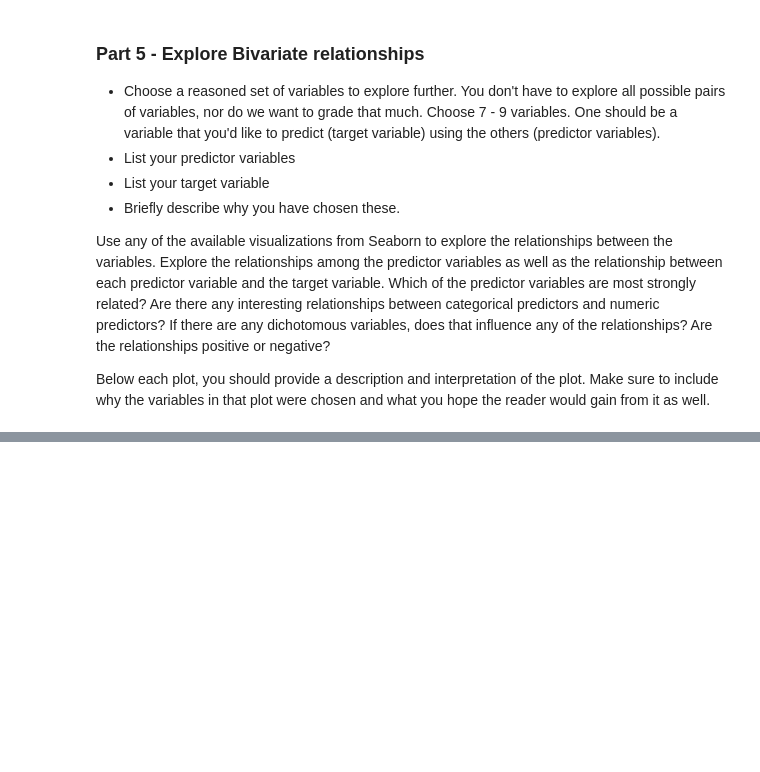
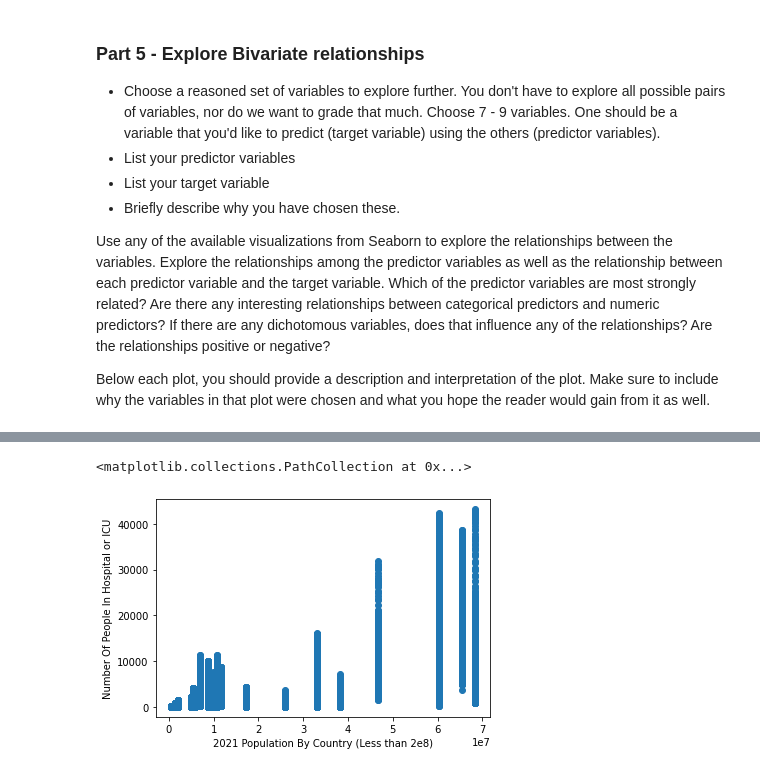
Before and after one commit to CS-5394-ML-Class/Project-2, a Jupyter notebook: Project02 - Gabriel.ipynb, the cells around one changed output, grey strips where cells are left out. Saved outputs shown, nothing was run; the diff lists cells and outputs as text; code cells hidden in the pictures; blank space fills up the shorter version.

```diff
--- a/Project02 - Gabriel.ipynb
+++ b/Project02 - Gabriel.ipynb
@@ -353,0 +423,11 @@ Below each plot, you should provide a description and interpretation of the plot
+# %%
+x = np.array([i.replace(",", "") for i in data_merged["2021_last_updated"].to_numpy()], dtype=np.int)
+ind = np.where(x > 2e8)
+x = np.delete(x, ind)
+y_temp = np.delete(y, ind)
+plt.pyplot.xlabel("2021 Population By Country (Less than 2e8)")
+plt.pyplot.ylabel("Number Of People In Hospital or ICU")
+plt.pyplot.scatter(x, y_temp)
+# %% [output]
+<matplotlib.collections.PathCollection at 0x...>
+[figure, added]
```
Also changed, not shown: parts of 34 cells of this notebook.
